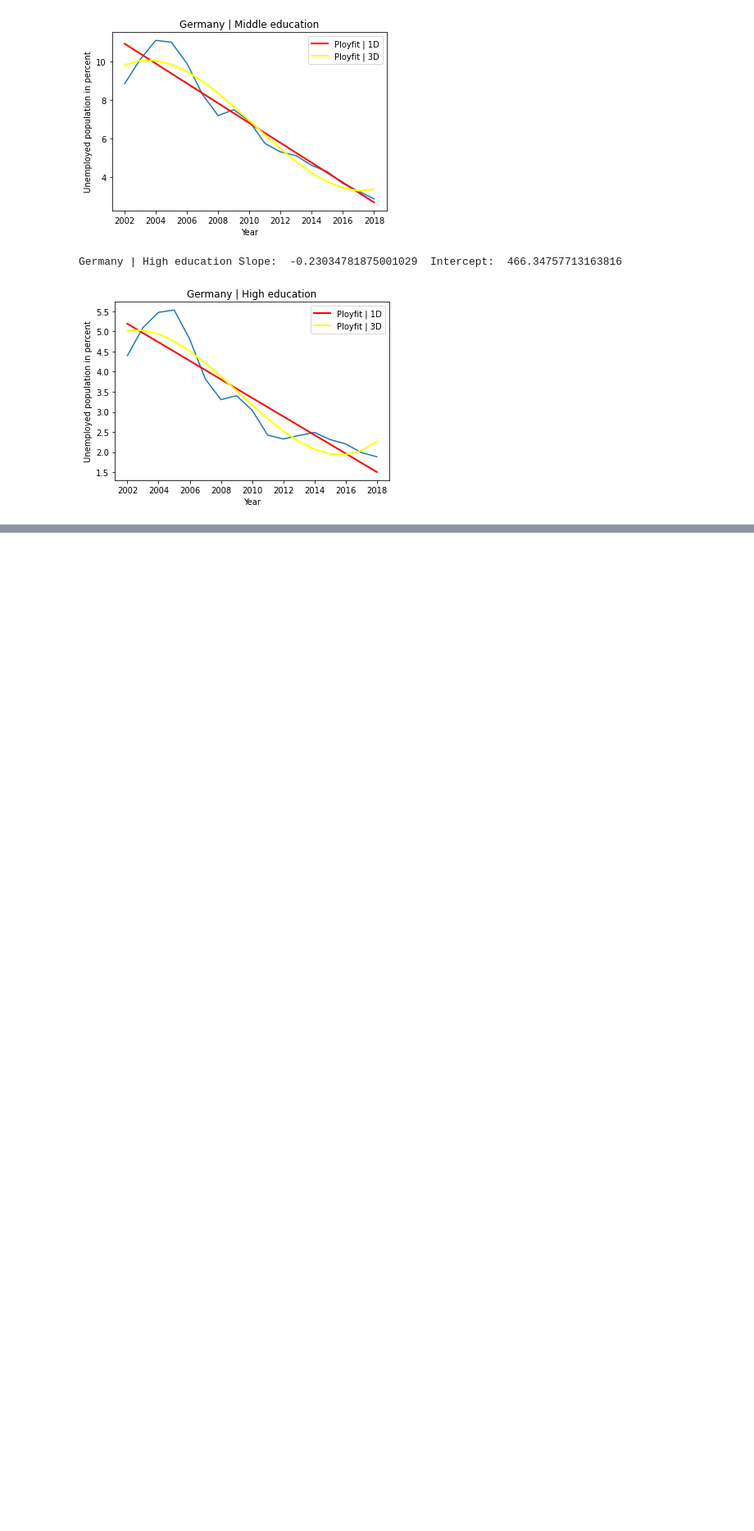
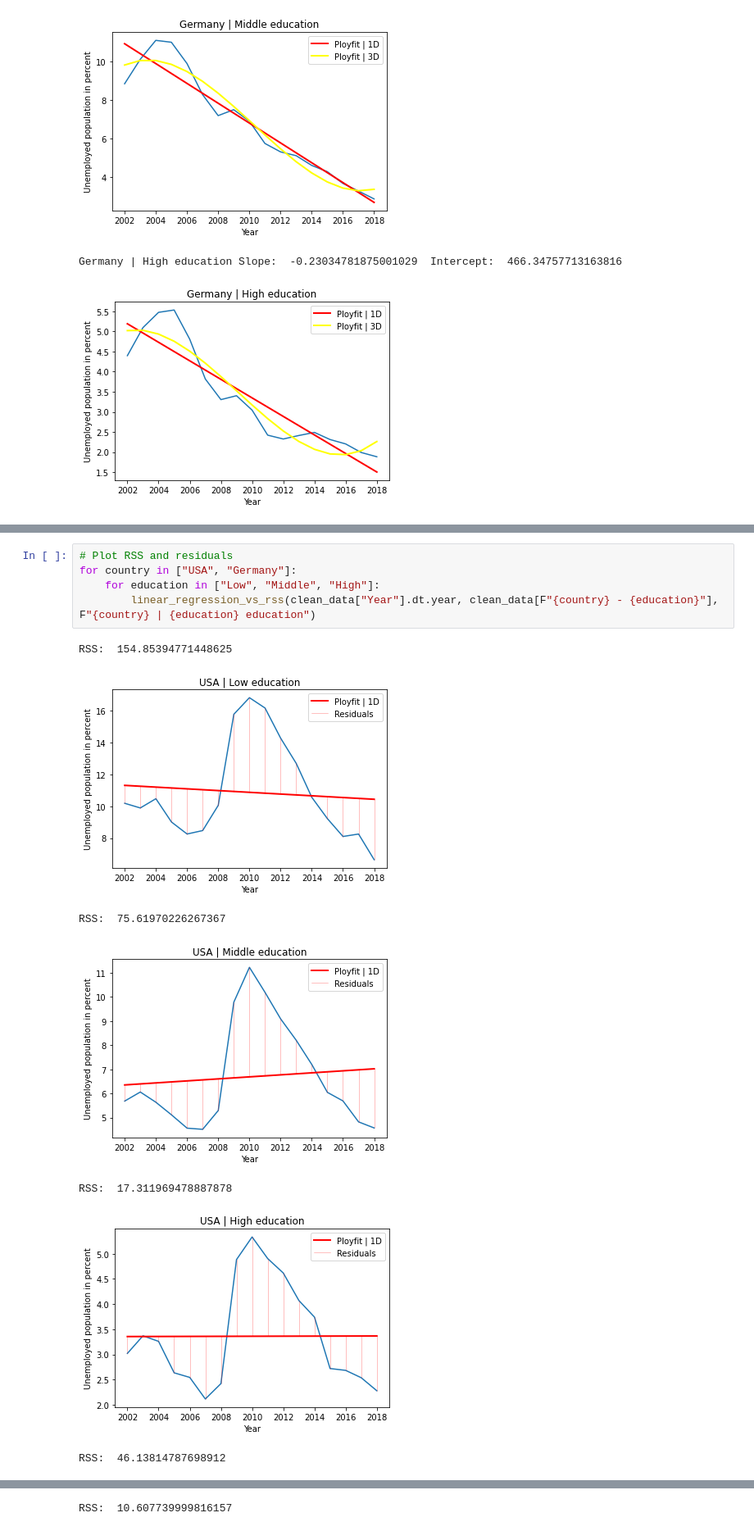
Before and after one commit to JanTSV/DataScience, a Jupyter notebook: examTask/main.ipynb, the cells around one changed output, grey strips where cells are left out. Shown at 82% size. Drawn from its saved outputs; the diff is of its cells as text; blank space fills up the shorter version.

```diff
--- a/examTask/main.ipynb
+++ b/examTask/main.ipynb
@@ -254,0 +266,13 @@ Germany | High education Slope:  -0.23034781875001029  Intercept:  466.347577131
+# %%
+# Plot RSS and residuals
+for country in ["USA", "Germany"]:
+    for education in ["Low", "Middle", "High"]:
+        linear_regression_vs_rss(clean_data["Year"].dt.year, clean_data[F"{country} - {education}"], F"{country} | {education} education")
+# %% [output]
+RSS:  154.85394771448625
+[figure, added]
+RSS:  75.61970226267367
+[figure, added]
+RSS:  17.311969478887878
+[figure, added]
+RSS:  46.13814787698912
@@ -254,0 +280 @@ Germany | High education Slope:  -0.23034781875001029  Intercept:  466.347577131
+RSS:  10.607739999816157
```
Also changed, not shown: parts of 3 cells of this notebook, 1 other file.
